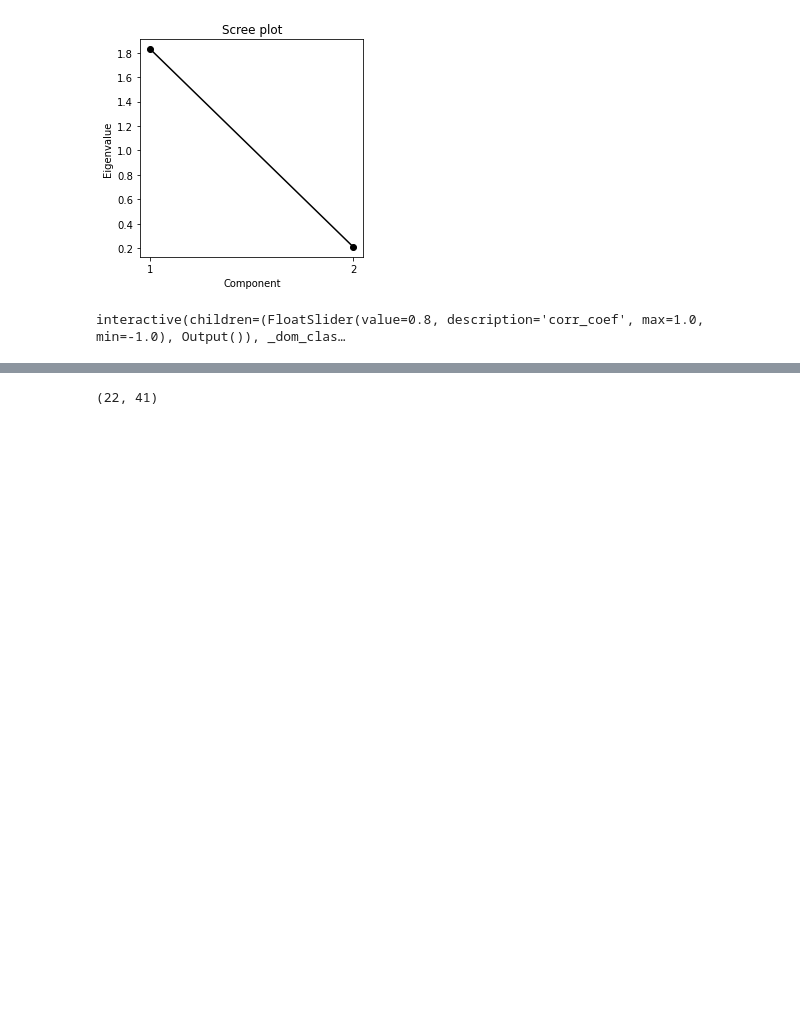
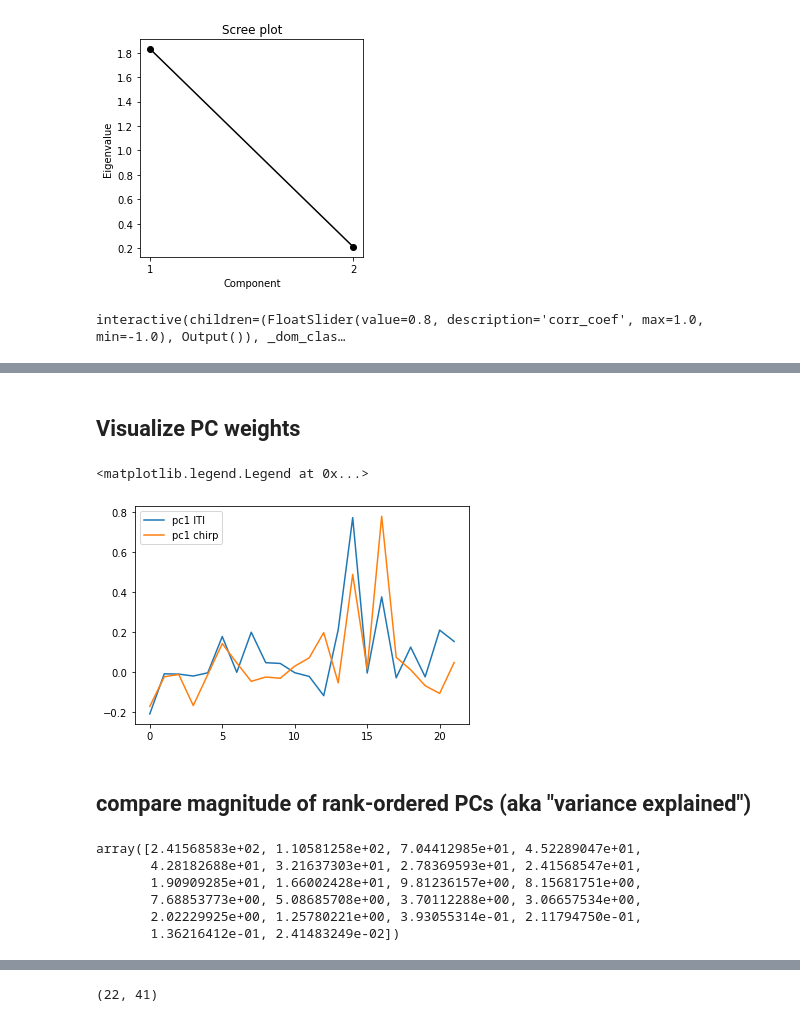
Before and after one commit to svdavid/NEUS642, a Jupyter notebook: notebooks/week7_02-15_PCA/week7_PCA_base.ipynb, the cells around one changed output, grey strips where cells are left out. Drawn from its saved outputs; the diff is of its cells as text; code cells hidden in the pictures; blank space fills up the shorter version.

```diff
--- a/notebooks/week7_02-15_PCA/week7_PCA_base.ipynb
+++ b/notebooks/week7_02-15_PCA/week7_PCA_base.ipynb
@@ -657,0 +702,34 @@ interactive(children=(FloatSlider(value=0.8, description='corr_coef', max=1.0, m
+# %%
+# Calculate the eigenvalues and eigenvectors
+evals_ITI, evectors_ITI = np.linalg.eigh(cov_ITI)
+# Sort the eigenvalues in descending order
+evals_ITI, evectors_ITI = sort_evals_descending(evals_ITI, evectors_ITI)
+
+# Calculate the eigenvalues and eigenvectors
+evals_chirp, evectors_chirp = np.linalg.eigh(cov_chirp)
+# Sort the eigenvalues in descending order
+evals_chirp, evectors_chirp = sort_evals_descending(evals_chirp, evectors_chirp)
+# %% [markdown]
+## Visualize PC weights
+# %%
+# plot eigenvectors 1-2 (ie, first principle component),
+# how much each neuron gets multiplied by to contribute to the respective pc
+plt.plot(evectors_ITI[:,0], label='pc1 ITI')
+plt.plot(evectors_chirp[:,0], label='pc1 chirp')
+plt.legend()
+
+# what do the values on the y axis mean?
+# %% [output]
+<matplotlib.legend.Legend at 0x...>
+[figure, added]
+# %% [markdown]
+## compare magnitude of rank-ordered PCs (aka "variance explained")
+# %%
+evals_ITI
+# %% [output]
+array([2.41568583e+02, 1.10581258e+02, 7.04412985e+01, 4.52289047e+01,
+       4.28182688e+01, 3.21637303e+01, 2.78369593e+01, 2.41568547e+01,
+       1.90909285e+01, 1.66002428e+01, 9.81236157e+00, 8.15681751e+00,
+       7.68853773e+00, 5.08685708e+00, 3.70112288e+00, 3.06657534e+00,
+       2.02229925e+00, 1.25780221e+00, 3.93055314e-01, 2.11794750e-01,
+       1.36216412e-01, 2.41483249e-02])
```
Also changed, not shown: parts of 24 cells of this notebook.
